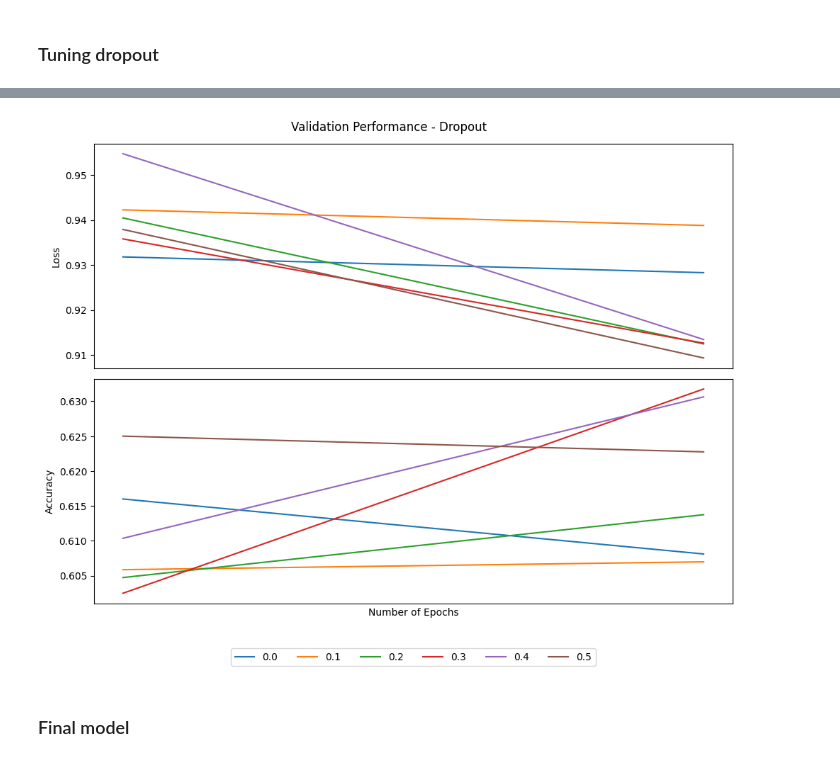
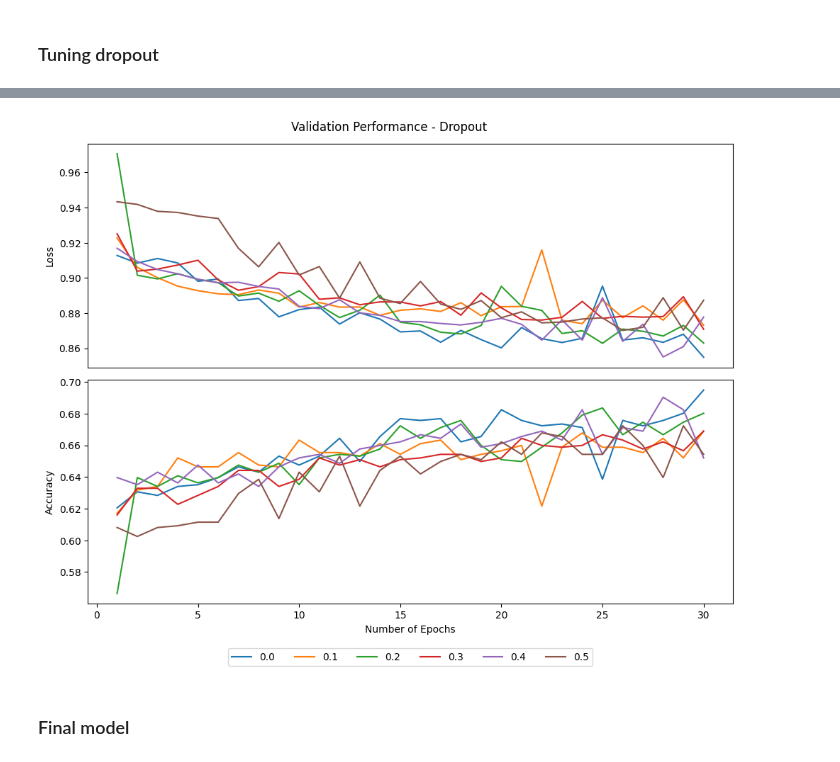
Before and after one commit to milanaveed/cits4012_project, a Jupyter notebook: 4012_v1.ipynb, the cells around one changed output, grey strips where cells are left out. Saved outputs shown, nothing was run; the diff lists cells and outputs as text; code cells hidden in the pictures.

```diff
--- a/4012_v1.ipynb
+++ b/4012_v1.ipynb
@@ -1309,7 +1312,7 @@ optimizer_options = {'Adadelta': optim.Adadelta(model1.parameters(), lr=best_lr)
 
 best_optimizer = None
 best_val_loss = float("inf")
-num_epochs = 2
+num_epochs = 30
 
 
 fig, (ax1, ax2) = plt.subplots(2, 1, figsize=(
@@ -1510,7 +1482,16 @@ n_layers_options = [1, 2, 3, 4]
 best_hidden_dim = None
 best_n_layers = None
 best_val_loss = float("inf")
-num_epochs = 2
+num_epochs = 30
+batch_size = best_batch_size
+
+
+train_loader1 = DataLoader(TensorDataset(
+    X_train_t, y_train_t), batch_size=batch_size, shuffle=True)
+val_loader1 = DataLoader(TensorDataset(X_val_t, y_val_t),
+                         batch_size=batch_size, shuffle=False)
+test_loader1 = DataLoader(TensorDataset(
+    X_test_t, y_test_t), batch_size=batch_size, shuffle=False)
 
 
 fig, (ax1, ax2) = plt.subplots(2, 1, figsize=(
@@ -1540,7 +1521,7 @@ for hidden_dim in hidden_dim_options:
             dropout=(0 if n_layers == 1 else 0.3),
         ).to(device)
 
-        optimizer = optim.Adagrad(model1.parameters(), lr=0.01)
+        optimizer = optim.Adagrad(model1.parameters(), lr=best_lr)
 
         train_and_evaluate_model1(
             model1, train_loader1, val_loader1, criterion, optimizer, num_epochs, verbose=False)
@@ -1605,11 +1586,21 @@ Best hidden dimension: 256 | Best number of layers: 1
 # %% [markdown]
 ### Tuning dropout
 # %%
+import torch.optim as optim
+
 dropout_options = [0.0, 0.1, 0.2, 0.3, 0.4, 0.5]
-
 best_dropout = None
 best_val_loss = float("inf")
-num_epochs = 2
+num_epochs = 30
+batch_size = best_batch_size
+
+
+train_loader1 = DataLoader(TensorDataset(
+    X_train_t, y_train_t), batch_size=batch_size, shuffle=True)
+val_loader1 = DataLoader(TensorDataset(X_val_t, y_val_t),
+                         batch_size=batch_size, shuffle=False)
+test_loader1 = DataLoader(TensorDataset(
+    X_test_t, y_test_t), batch_size=batch_size, shuffle=False)
 
 
 fig, (ax1, ax2) = plt.subplots(2, 1, figsize=(
@@ -1622,35 +1613,37 @@ for dropout in dropout_options:
 
     model1 = Model1(
         input_dim=X_train_t.shape[2],
-        hidden_dim=256,
+        hidden_dim=best_hidden_dim,
         output_dim=3,
-        num_layers=2,
+        num_layers=best_n_layers,
         dropout=dropout,
     ).to(device)
 
-    optimizer = optim.Adagrad(model1.parameters(), lr=0.01)
+    optimizer = optim.Adagrad(model1.parameters(), lr=best_lr)
     val_losses, val_accuracies = train_and_evaluate_model1(
         model1, train_loader1, val_loader1, criterion, optimizer, num_epochs, verbose=False
     )
+
     ax1.plot(range(1, num_epochs + 1), val_losses,
              label=dropout)
     ax2.plot(range(1, num_epochs + 1), val_accuracies,
              label=dropout)
 
     val_loss, val_accuracy, val_f1 = evaluate_model1(model1, val_loader1)
-    # print('-' * 89)
+
     print(f"End of training | Val Accuracy: {val_accuracy:.3f} | Val Macro-F1: {
         val_f1:.3f} | Val Loss: {val_loss:.3f}")
-    # print('-' * 89)
 
     if val_loss < best_val_loss:
         best_val_loss = val_loss
         best_dropout = dropout
 
+
 print("=" * 89)
-
 print(f"Best dropout rate: {best_dropout}")
 
+
+# Generate plots
 ax1.set_ylabel("Loss")
 ax1.tick_params(axis='x', which='both',
                 bottom=False)  # turn off major & minor ticks on the bottom
@@ -1686,4 +1679,4 @@ Best dropout rate: 0.5
-[figure, old version]
+[figure, new version]
 # %% [markdown]
 ### Final model
 # %%
```
Also changed, not shown: parts of 28 cells of this notebook, 14 other files.
